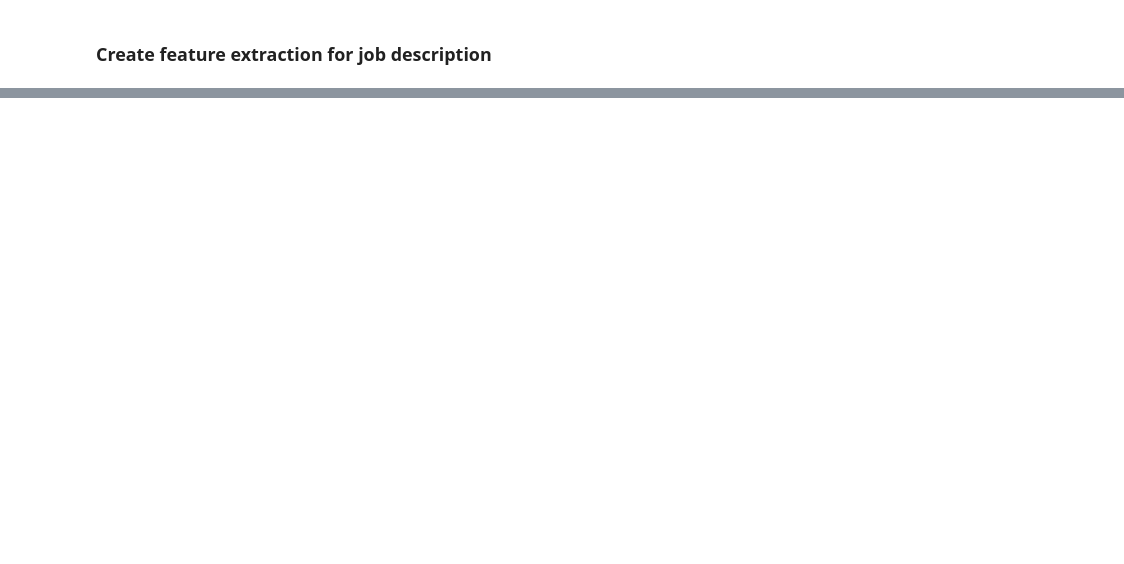
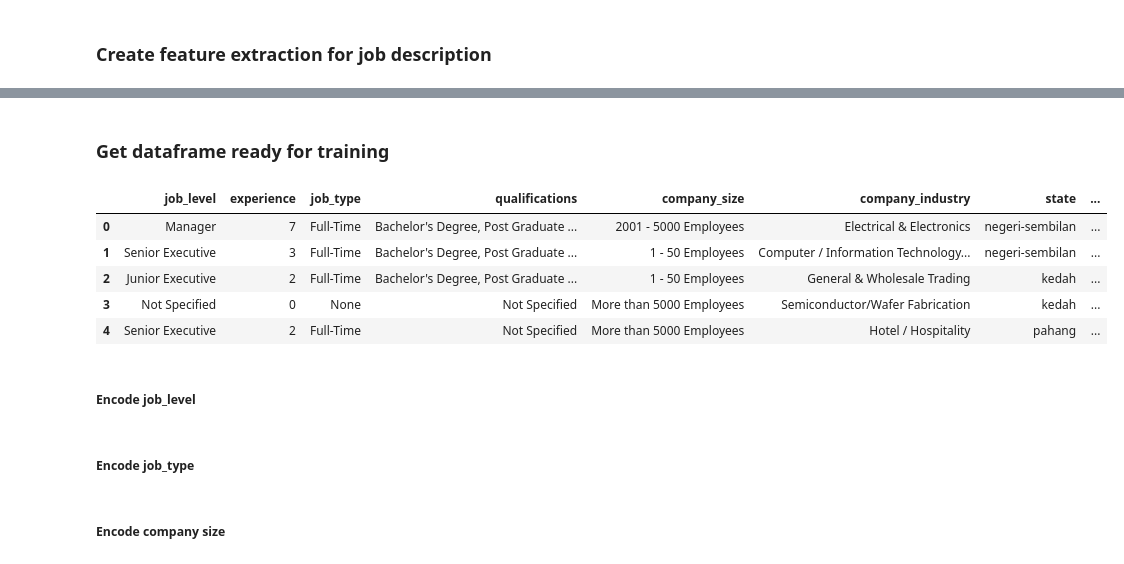
Before and after one commit to roosern-dev/Malaysia_data_jobs_analysis, a Jupyter notebook: data/cleaning.ipynb, the cells around one changed output, grey strips where cells are left out. Cells and saved outputs as stored; diff of their text form; code cells hidden in the pictures; blank space fills up the shorter version.

Commit message:
encode company size

```diff
--- a/data/cleaning.ipynb
+++ b/data/cleaning.ipynb
@@ -983,0 +1009,16 @@ selected_features_count1
+# %% [markdown]
+### Get dataframe ready for training
+# %%
+df_training = df_data_jobs_clean_description.reset_index(drop=True)
+df_training.drop(['job_id', 'job_title', 'job_description', 'job_specialization', 'company_name','company_registration', 'job_link', 'search_term', 'clean_job_description', 'job_requirement'], inplace=True, axis=1)
+# %%
+df_training.head()
+# %% [output]
+|  | job_level | experience | job_type | qualifications | company_size | company_industry | state | ... |
+| 0 | Manager | 7 | Full-Time | Bachelor's Degree, Post Graduate ... | 2001 - 5000 Employees | Electrical & Electronics | negeri-sembilan | ... |
+| 1 | Senior Executive | 3 | Full-Time | Bachelor's Degree, Post Graduate ... | 1 - 50 Employees | Computer / Information Technology... | negeri-sembilan | ... |
+| 2 | Junior Executive | 2 | Full-Time | Bachelor's Degree, Post Graduate ... | 1 - 50 Employees | General & Wholesale Trading | kedah | ... |
+| 3 | Not Specified | 0 | None | Not Specified | More than 5000 Employees | Semiconductor/Wafer Fabrication | kedah | ... |
+| 4 | Senior Executive | 2 | Full-Time | Not Specified | More than 5000 Employees | Hotel / Hospitality | pahang | ... |
+# %% [markdown]
+##### Encode job_level
@@ -983,0 +1028,2 @@ selected_features_count1
+# %% [markdown]
+##### Encode job_type
@@ -983,0 +1034,2 @@ selected_features_count1
+# %% [markdown]
+##### Encode company size
```
Also changed, not shown: parts of 17 cells of this notebook.
